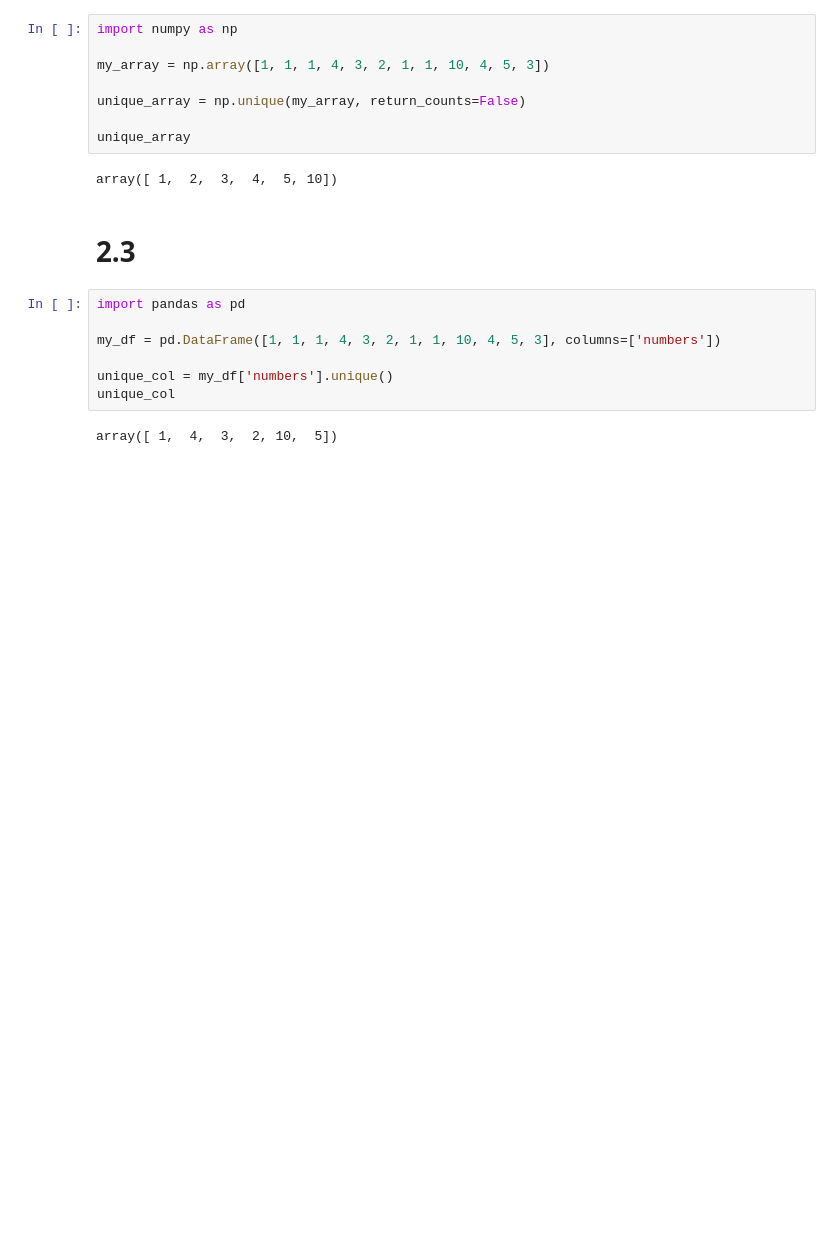
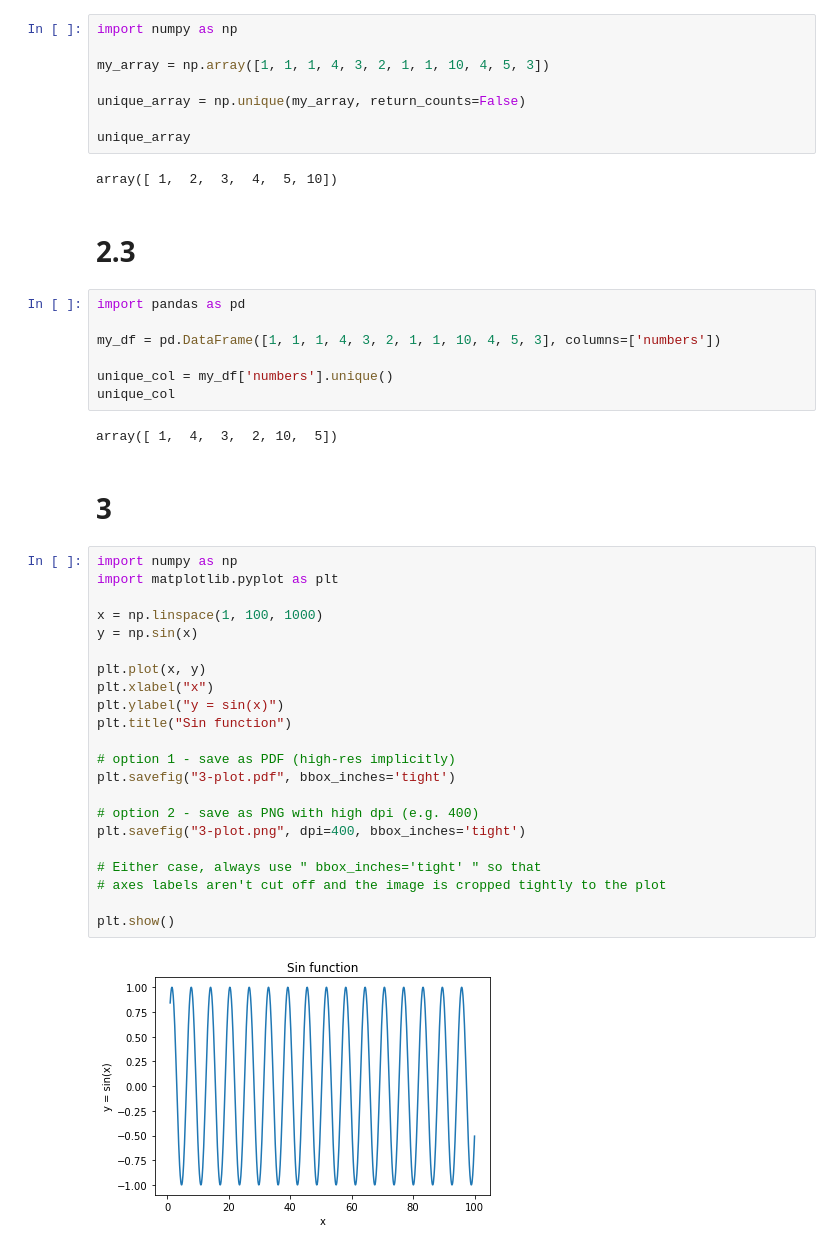
Before and after one commit to diogo-p-nunes/tds, a Jupyter notebook: python-quicktips/tips.ipynb, the cells around one changed output. Saved outputs shown, nothing was run; the diff lists cells and outputs as text; blank space fills up the shorter version.

```diff
--- a/python-quicktips/tips.ipynb
+++ b/python-quicktips/tips.ipynb
@@ -64,3 +64,29 @@ unique_col = my_df['numbers'].unique()
 unique_col
 # %% [output]
 array([ 1,  4,  3,  2, 10,  5])
+# %% [markdown]
+# 3
+# %%
+import numpy as np
+import matplotlib.pyplot as plt
+
+x = np.linspace(1, 100, 1000)
+y = np.sin(x)
+
+plt.plot(x, y)
+plt.xlabel("x")
+plt.ylabel("y = sin(x)")
+plt.title("Sin function")
+
+# option 1 - save as PDF (high-res implicitly)
+plt.savefig("3-plot.pdf", bbox_inches='tight')
+
+# option 2 - save as PNG with high dpi (e.g. 400)
+plt.savefig("3-plot.png", dpi=400, bbox_inches='tight')
+
+# Either case, always use " bbox_inches='tight' " so that
+# axes labels aren't cut off and the image is cropped tightly to the plot
+
+plt.show()
+# %% [output]
+[figure, added]
```
Also changed, not shown: parts of 1 cell of this notebook, 2 other files.
